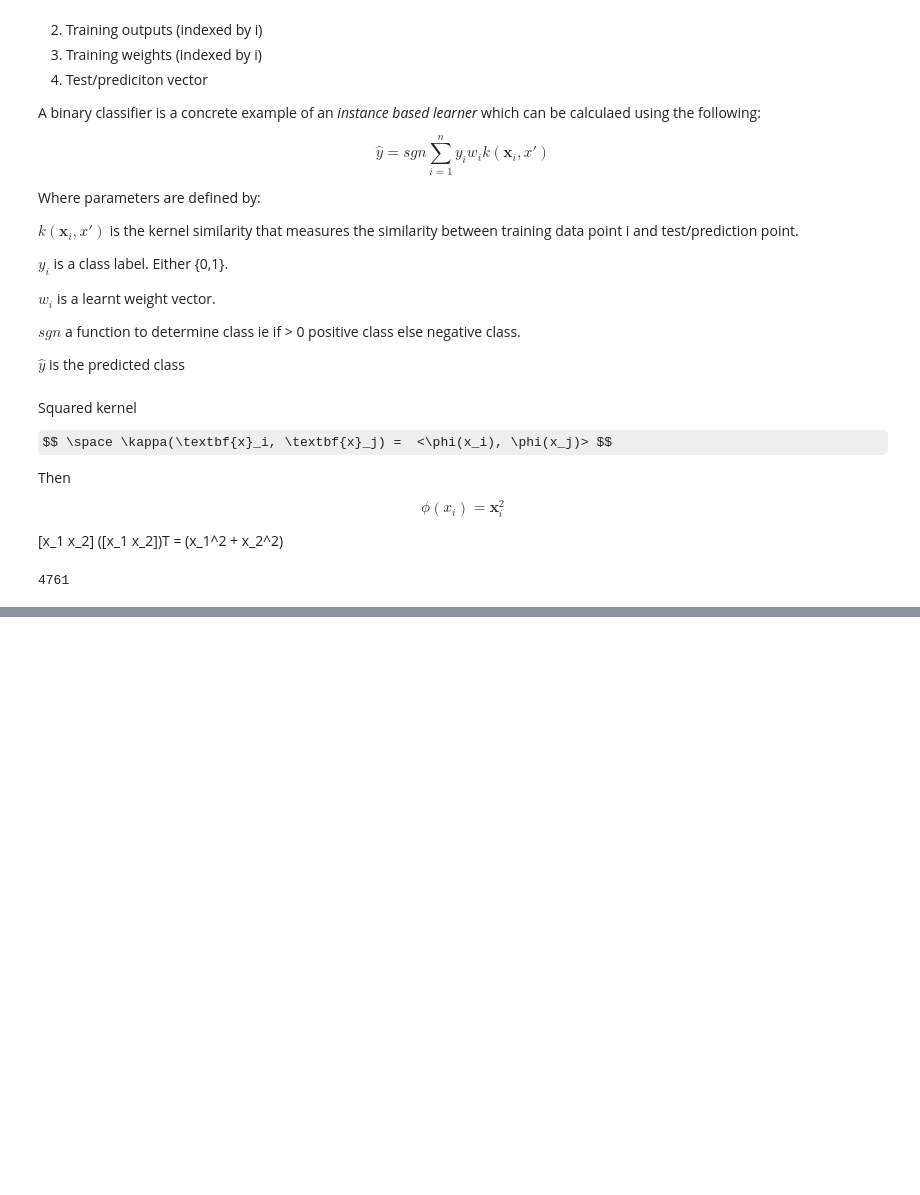
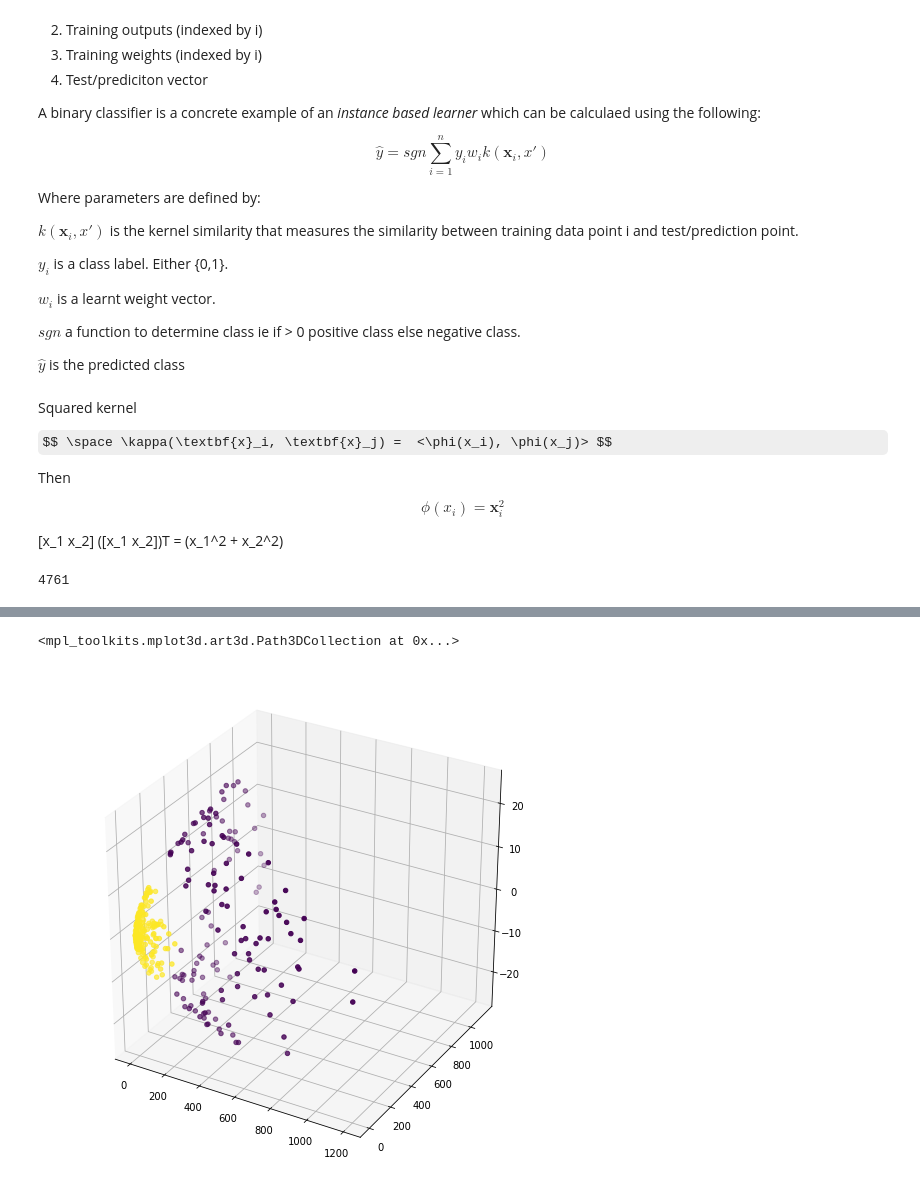
Before and after one commit to jackleekopij/Signal_processing, a Jupyter notebook: Kernel methods.ipynb, the cells around one changed output, grey strips where cells are left out. Saved outputs shown, nothing was run; the diff lists cells and outputs as text; code cells hidden in the pictures; some formulas as TeX source; blank space fills up the shorter version.

```diff
--- a/Kernel methods.ipynb
+++ b/Kernel methods.ipynb
@@ -53,0 +109,18 @@ print(np.dot(a,b) ** 2)
+# %%
+# Use function to project data into 3-dimensional space, x,y,z
+x_proj_data = sim_data[:,0] ** 2
+sim_data = np.insert(sim_data, 3, x_proj_data, axis = 1)
+
+y_proj_data = sim_data[:,1] ** 2
+sim_data = np.insert(sim_data, 4, y_proj_data, axis = 1)
+
+z_proj_data = np.sqrt(2) * sim_data[:,0] * sim_data[:,1]
+sim_data = np.insert(sim_data, 5, z_proj_data, axis = 1)
+# %%
+fig = plt.figure()
+ax = plt.axes(projection='3d')
+
+ax.scatter(sim_data[:,3]**2, sim_data[:,4]**2, sim_data[:,5], c=sim_data[:,2])
+# %% [output]
+<mpl_toolkits.mplot3d.art3d.Path3DCollection at 0x...>
+[figure, added]
```
Also changed, not shown: parts of 5 cells of this notebook.
